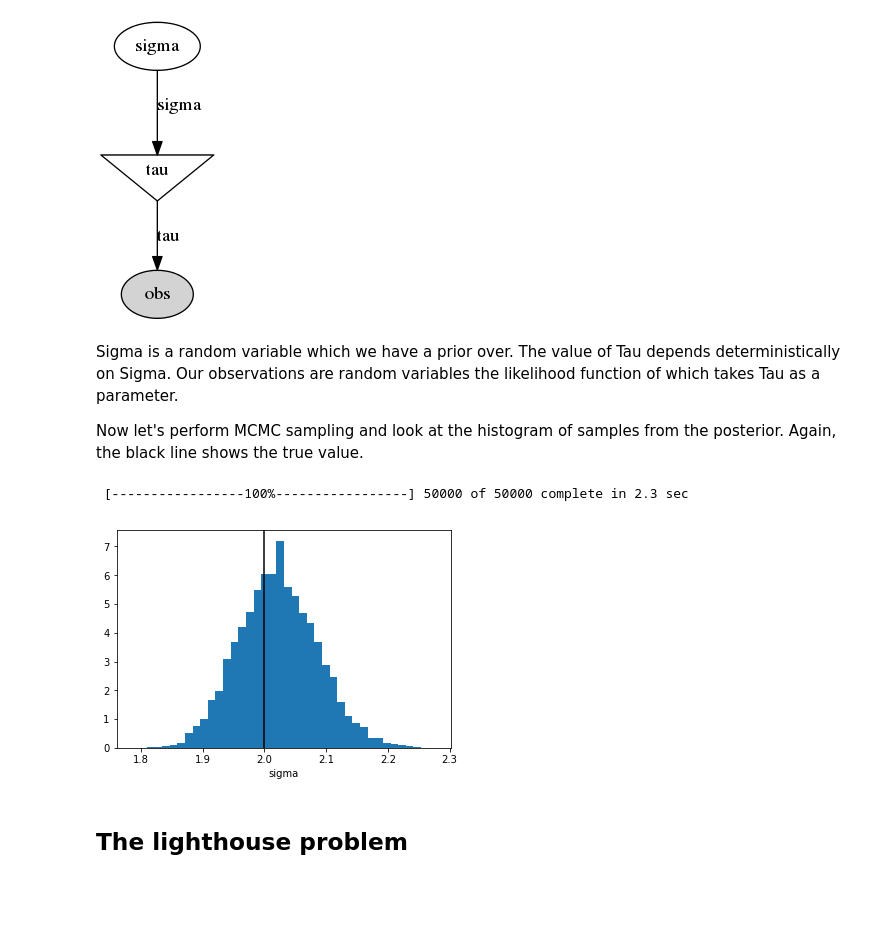
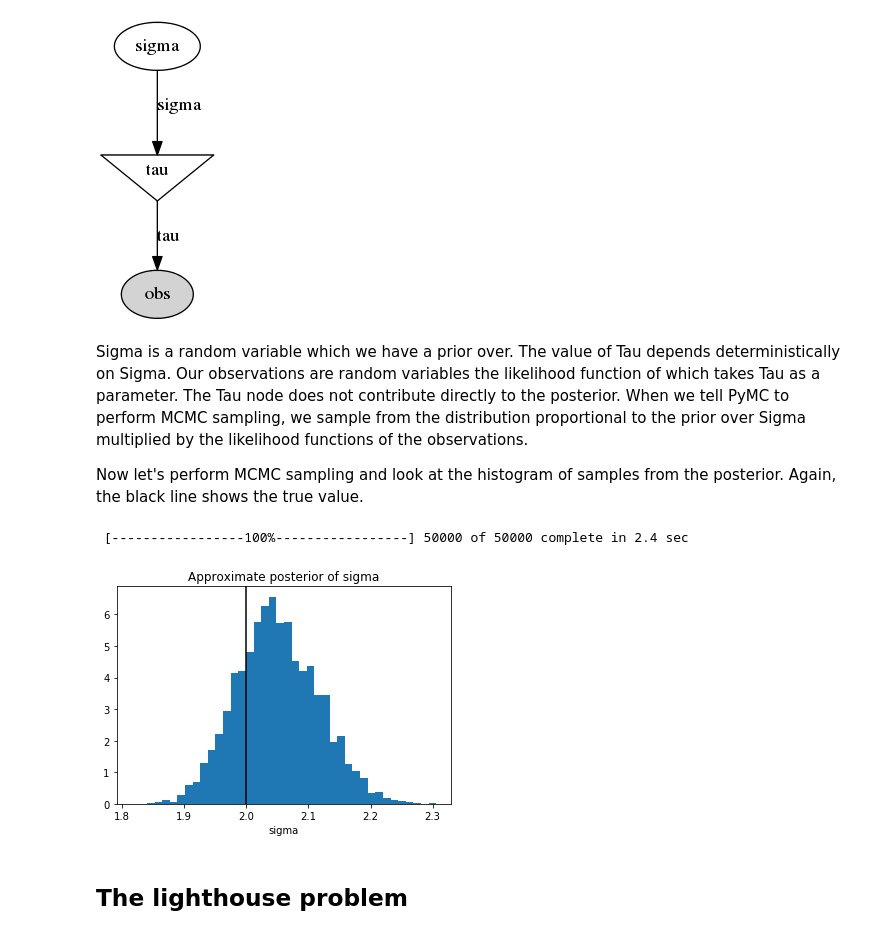
Before and after one commit to grey-area/website, a Jupyter notebook: blog_posts/posts/2017_2_22_observing_functions_of_random_variables_in_PyMC/observing_functions_of_random_variables_in_PyMC.ipynb, the cells around one changed output. Saved outputs shown, nothing was run; the diff lists cells and outputs as text; code cells hidden in the pictures; blank space fills up the shorter version.

```diff
--- a/blog_posts/posts/2017_2_22_observing_functions_of_random_variables_in_PyMC/observing_functions_of_random_variables_in_PyMC.ipynb
+++ b/blog_posts/posts/2017_2_22_observing_functions_of_random_variables_in_PyMC/observing_functions_of_random_variables_in_PyMC.ipynb
@@ -91,21 +94,22 @@ utils.display_graph(model)
 # %% [output]
 [figure]
 # %% [markdown]
-Sigma is a random variable which we have a prior over. The value of Tau depends deterministically on Sigma. Our observations are random variables the likelihood function of which takes Tau as a parameter.
+Sigma is a random variable which we have a prior over. The value of Tau depends deterministically on Sigma. Our observations are random variables the likelihood function of which takes Tau as a parameter. The Tau node does not contribute directly to the posterior. When we tell PyMC to perform MCMC sampling, we sample from the distribution proportional to the prior over Sigma multiplied by the likelihood functions of the observations.
 
 Now let's perform MCMC sampling and look at the histogram of samples from the posterior. Again, the black line shows the true value.
 # %%
 mcmc = pm.MCMC(model)
 mcmc.sample(50000, 5000)
 
 sigma_samples = mcmc.trace("sigma")[:]
 
 plt.hist(sigma_samples, bins=40, normed=True);
 plt.axvline(x=true_sigma, c="k")
+plt.title("Approximate posterior of sigma")
 plt.xlabel("sigma");
 # %% [output]
- [-----------------100%-----------------] 50000 of 50000 complete in 2.3 sec
+ [-----------------100%-----------------] 50000 of 50000 complete in 2.4 sec
-[figure, old version]
+[figure, new version]
 # %% [markdown]
 ## The lighthouse problem
 # %% [markdown]
```
Also changed, not shown: parts of 11 cells of this notebook, 1 other file.
